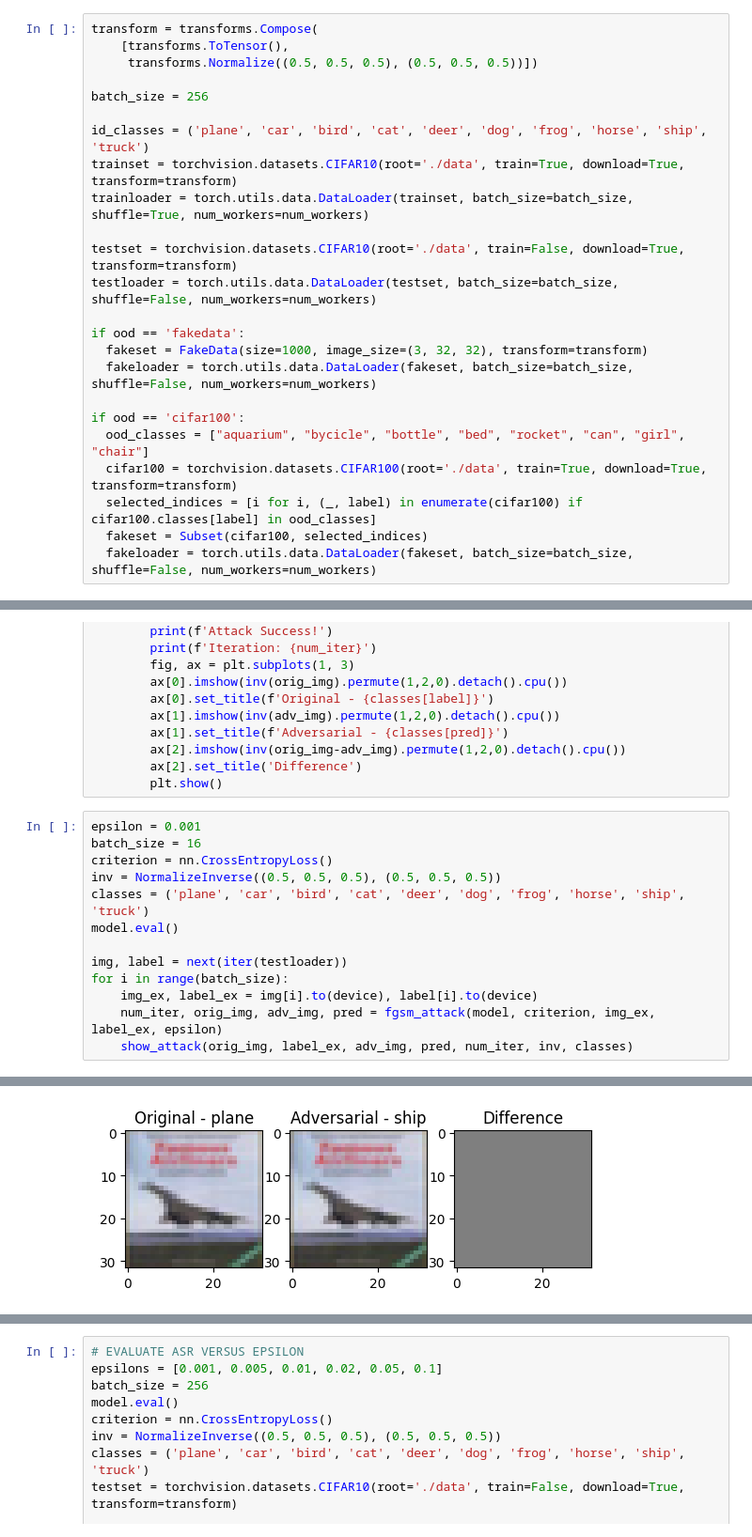
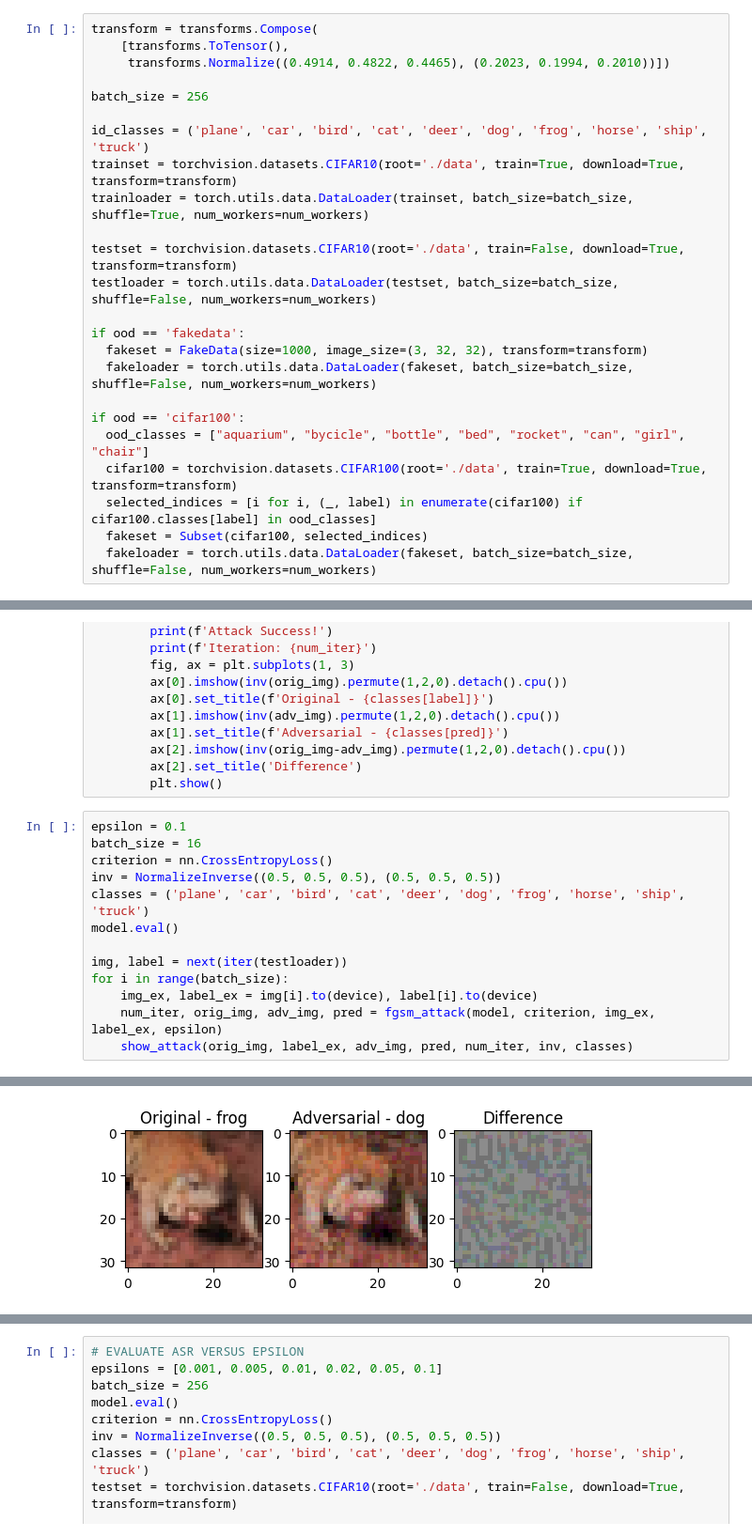
Before and after one commit to thomasdelmoro21/dla_laboratories, a Jupyter notebook: Lab4/Lab4.ipynb, the cells around one changed output, grey strips where cells are left out. Shown at 94% size. Cells and saved outputs as stored; diff of their text form.

```diff
--- a/Lab4/Lab4.ipynb
+++ b/Lab4/Lab4.ipynb
@@ -113,7 +113,7 @@ ood = 'cifar100'
 # %%
 transform = transforms.Compose(
     [transforms.ToTensor(),
-     transforms.Normalize((0.5, 0.5, 0.5), (0.5, 0.5, 0.5))])
+     transforms.Normalize((0.4914, 0.4822, 0.4465), (0.2023, 0.1994, 0.2010))])
 
 batch_size = 256
 
@@ -588,7 +600,7 @@ def show_attack(orig_img, label, adv_img, pred, num_iter, inv, classes):
         ax[2].set_title('Difference')
         plt.show()
 # %%
-epsilon = 0.001
+epsilon = 0.1
 batch_size = 16
 criterion = nn.CrossEntropyLoss()
 inv = NormalizeInverse((0.5, 0.5, 0.5), (0.5, 0.5, 0.5))
@@ -618 +634 @@ Iteration: 1
-[figure, old version]
+[figure, new version]
```
Also changed, not shown: parts of 23 cells of this notebook, 32 other files.
